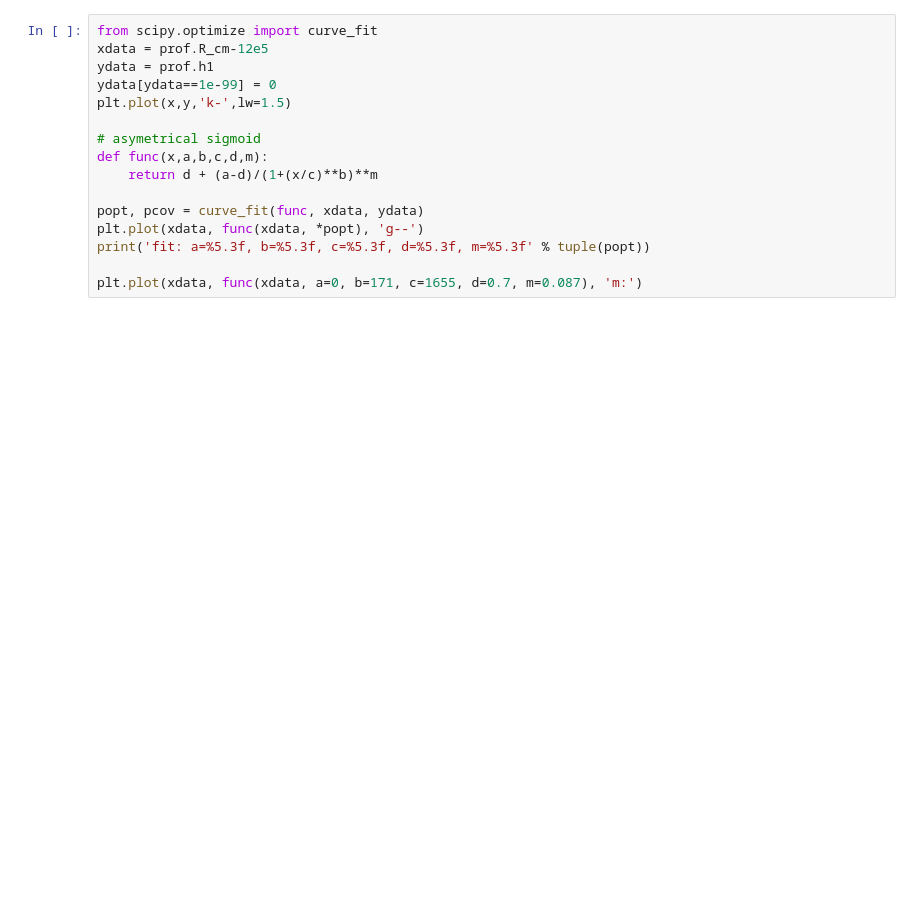
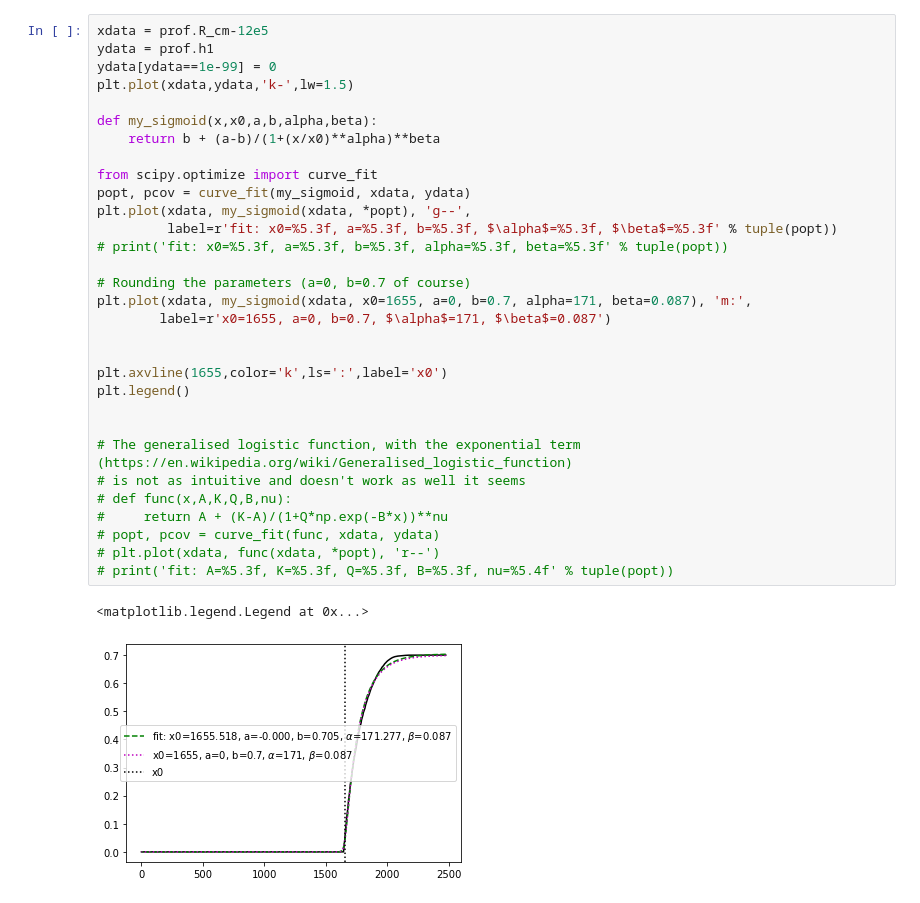
Before and after one commit to AMReX-Astro/MAESTROeX, a Jupyter notebook: Exec/science/xrb_layered/create_initial_model/construct_toy_model.ipynb, the cells around one changed output. Drawn from its saved outputs; the diff is of its cells as text; blank space fills up the shorter version.

```diff
--- a/Exec/science/xrb_layered/create_initial_model/construct_toy_model.ipynb
+++ b/Exec/science/xrb_layered/create_initial_model/construct_toy_model.ipynb
@@ -25,16 +35,34 @@ First fit the h1 with sigmoid
 # %%
-from scipy.optimize import curve_fit
 xdata = prof.R_cm-12e5
 ydata = prof.h1
 ydata[ydata==1e-99] = 0
-plt.plot(x,y,'k-',lw=1.5)
+plt.plot(xdata,ydata,'k-',lw=1.5)
 
-# asymetrical sigmoid
-def func(x,a,b,c,d,m):
-    return d + (a-d)/(1+(x/c)**b)**m
+def my_sigmoid(x,x0,a,b,alpha,beta):
+    return b + (a-b)/(1+(x/x0)**alpha)**beta
 
-popt, pcov = curve_fit(func, xdata, ydata)
-plt.plot(xdata, func(xdata, *popt), 'g--')
-print('fit: a=%5.3f, b=%5.3f, c=%5.3f, d=%5.3f, m=%5.3f' % tuple(popt))
+from scipy.optimize import curve_fit
+popt, pcov = curve_fit(my_sigmoid, xdata, ydata)
+plt.plot(xdata, my_sigmoid(xdata, *popt), 'g--',
+         label=r'fit: x0=%5.3f, a=%5.3f, b=%5.3f, $\alpha$=%5.3f, $\beta$=%5.3f' % tuple(popt))
+# print('fit: x0=%5.3f, a=%5.3f, b=%5.3f, alpha=%5.3f, beta=%5.3f' % tuple(popt))
 
-plt.plot(xdata, func(xdata, a=0, b=171, c=1655, d=0.7, m=0.087), 'm:')
+# Rounding the parameters (a=0, b=0.7 of course)
+plt.plot(xdata, my_sigmoid(xdata, x0=1655, a=0, b=0.7, alpha=171, beta=0.087), 'm:',
+        label=r'x0=1655, a=0, b=0.7, $\alpha$=171, $\beta$=0.087')
+
+
+plt.axvline(1655,color='k',ls=':',label='x0')
+plt.legend()
+
+
+# The generalised logistic function, with the exponential term (https://en.wikipedia.org/wiki/Generalised_logistic_function)
+# is not as intuitive and doesn't work as well it seems
+# def func(x,A,K,Q,B,nu):
+#     return A + (K-A)/(1+Q*np.exp(-B*x))**nu
+# popt, pcov = curve_fit(func, xdata, ydata)
+# plt.plot(xdata, func(xdata, *popt), 'r--')
+# print('fit: A=%5.3f, K=%5.3f, Q=%5.3f, B=%5.3f, nu=%5.4f' % tuple(popt))
+# %% [output]
+<matplotlib.legend.Legend at 0x...>
+[figure, added]
```
Also changed, not shown: parts of 17 cells of this notebook, 10 other files.
